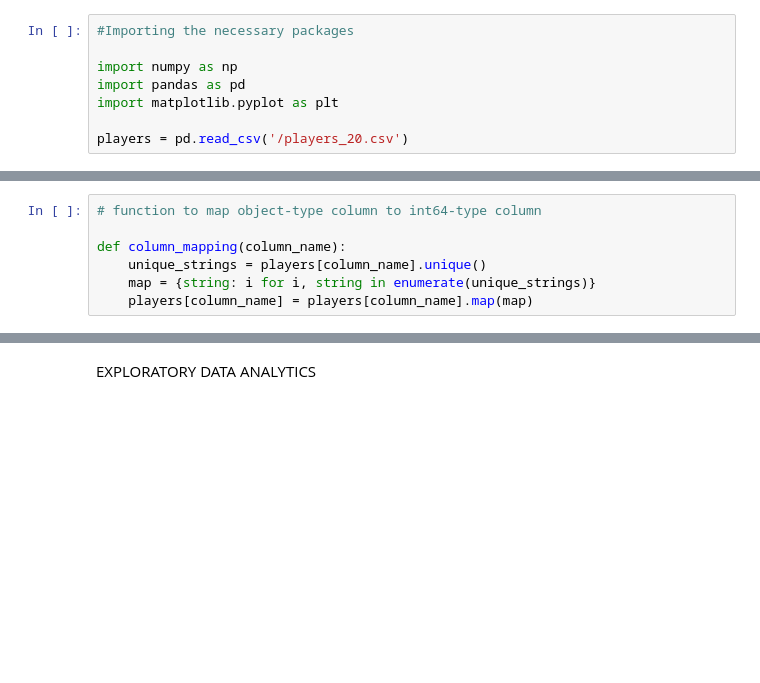
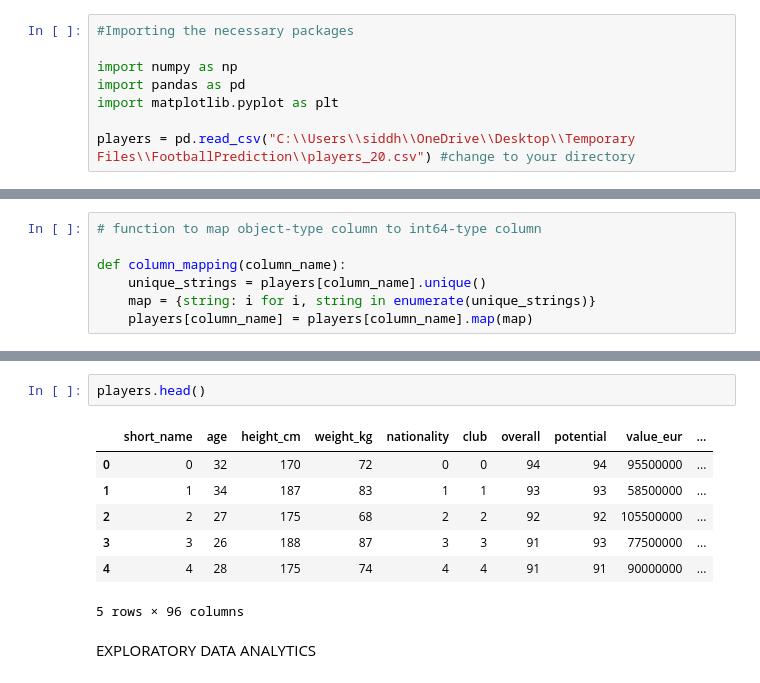
Before and after one commit to sidWrld/FootballPrediction, a Jupyter notebook: footpred.ipynb, the cells around one changed output, grey strips where cells are left out. Drawn from its saved outputs; the diff is of its cells as text; blank space fills up the shorter version.

```diff
--- a/footpred.ipynb
+++ b/footpred.ipynb
@@ -5,7 +5,7 @@ import numpy as np
 import pandas as pd
 import matplotlib.pyplot as plt
 
-players = pd.read_csv('/players_20.csv')
+players = pd.read_csv("C:\\Users\\siddh\\OneDrive\\Desktop\\Temporary Files\\FootballPrediction\\players_20.csv") #change to your directory
 # %%
 print(" Dataset Length :: ", len(players))
 print(" Dataset Shape :: ", players.shape)
@@ -85,3 +237,13 @@ players.isnull().sum()
+# %%
+players.head()
+# %% [output]
+|  | short_name | age | height_cm | weight_kg | nationality | club | overall | potential | value_eur | ... |
+| 0 | 0 | 32 | 170 | 72 | 0 | 0 | 94 | 94 | 95500000 | ... |
+| 1 | 1 | 34 | 187 | 83 | 1 | 1 | 93 | 93 | 58500000 | ... |
+| 2 | 2 | 27 | 175 | 68 | 2 | 2 | 92 | 92 | 105500000 | ... |
+| 3 | 3 | 26 | 188 | 87 | 3 | 3 | 91 | 93 | 77500000 | ... |
+| 4 | 4 | 28 | 175 | 74 | 4 | 4 | 91 | 91 | 90000000 | ... |
+5 rows × 96 columns
 # %% [markdown]
 EXPLORATORY DATA ANALYTICS
 # %%
```
Also changed, not shown: parts of 14 cells of this notebook.
